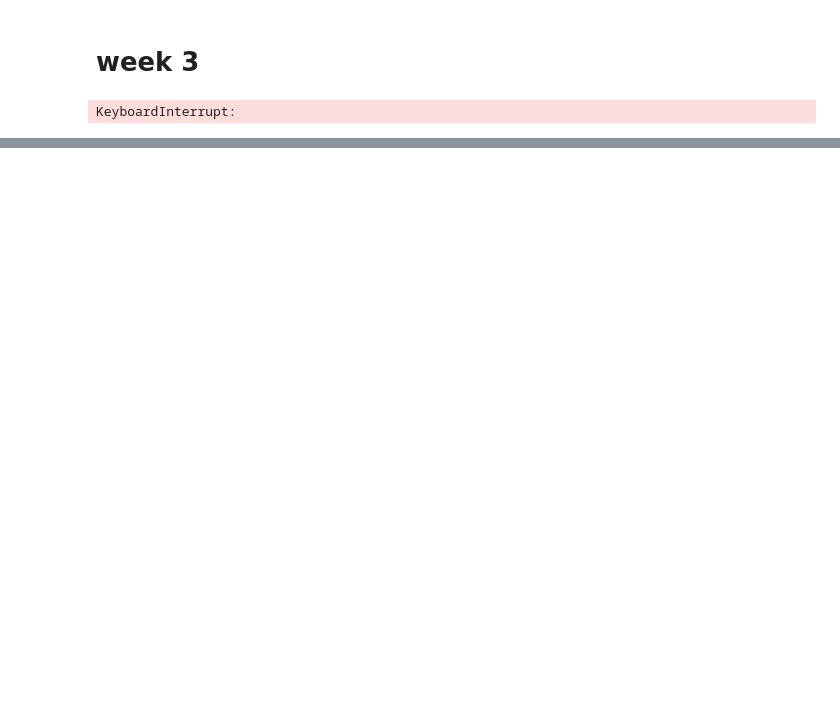
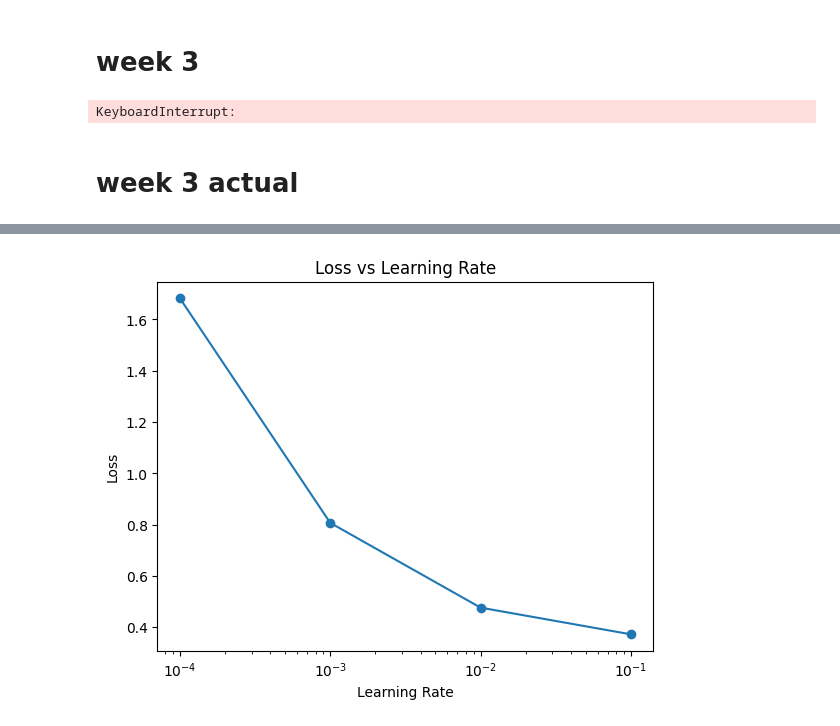
Before and after one commit to mekaviraj/ML_sem5, a Jupyter notebook: dl_assignment_2.ipynb, the cells around one changed output, grey strips where cells are left out. Drawn from its saved outputs; the diff is of its cells as text; code cells hidden in the pictures; blank space fills up the shorter version.

```diff
--- a/dl_assignment_2.ipynb
+++ b/dl_assignment_2.ipynb
@@ -293,19 +356,19 @@ from torchvision import datasets, transforms
 from torch.utils.data import DataLoader
 # %%
 
-# 1. MLP with Different Learning Rates (KMNIST)
+# 1. MLP with Different Learning Rates (fashion)
 
-# Load KMNIST
+# Load fashion
 transform = transforms.Compose([
     transforms.ToTensor(),
     transforms.Normalize((0.5,), (0.5,))
 ])
 
-train_set = datasets.KMNIST(root='./data', train=True, download=True, transform=transform)
+train_set = datasets.fashion(root='./data', train=True, download=True, transform=transform)
 train_loader = DataLoader(train_set, batch_size=64, shuffle=True)
 print(1)
 # MLP Model
-class KMNIST_MLP(nn.Module):
+class fashion_MLP(nn.Module):
     def __init__(self):
         super().__init__()
         self.net = nn.Sequential(
@@ -323,7 +386,7 @@ learning_rates = [0.0001, 0.001, 0.01, 0.1, 1.0]
 losses = []
 
 for lr in learning_rates:
-    model = KMNIST_MLP()
+    model = fashion_MLP()
     optimizer = optim.SGD(model.parameters(), lr=lr)
     criterion = nn.CrossEntropyLoss()
     print(3)
@@ -345,7 +408,7 @@ plt.plot(learning_rates, losses, marker='o')
 plt.xscale('log')
 plt.xlabel("Learning Rate")
 plt.ylabel("Loss")
-plt.title("Loss vs Learning Rate (KMNIST)")
+plt.title("Loss vs Learning Rate (fashion)")
 plt.grid()
 plt.show()
 # %% [output]
@@ -359,7 +422,7 @@ KeyboardInterrupt:
 epochs = 10
 loss_history = []
 
-model = KMNIST_MLP()
+model = fashion_MLP()
 optimizer = optim.SGD(model.parameters(), lr=0.01)
 criterion = nn.CrossEntropyLoss()
 
@@ -427,7 +490,7 @@ configs = [
 ]
 
 for cfg in configs:
-    model = KMNIST_MLP()
+    model = fashion_MLP()
     optimizer = optim.SGD(model.parameters(), lr=cfg["lr"])
     criterion = nn.CrossEntropyLoss()
 
@@ -479,0 +545,45 @@ print(model)
+# %% [markdown]
+# week 3 actual
+# %%
+# 1. MLP: Vary Learning Rate + Plot Loss
+# 1. Load Dataset (FashionMNIST)
+import numpy as np
+import tensorflow as tf
+from tensorflow.keras import layers, models
+from tensorflow.keras.datasets import fashion_mnist
+import matplotlib.pyplot as plt
+
+(x_train, y_train), _ = fashion_mnist.load_data()
+
+# Normalize + flatten
+x_train = x_train.reshape(-1, 784) / 255.0
+
+# Learning rates to test
+learning_rates = [0.1, 0.01, 0.001, 0.0001]
+losses = []
+
+# Train model for each LR
+for lr in learning_rates:
+    model = models.Sequential([
+        layers.Dense(64, activation='relu', input_shape=(784,)),
+        layers.Dense(10, activation='softmax')
+    ])
+
+    optimizer = tf.keras.optimizers.SGD(learning_rate=lr)
+
+    model.compile(
+        optimizer=optimizer,
+        loss='sparse_categorical_crossentropy'
+    )
+
+    history = model.fit(x_train, y_train, epochs=3, verbose=0)
+    losses.append(history.history['loss'][-1])
+
+# Plot
+plt.plot(learning_rates, losses, marker='o')
+plt.xlabel("Learning Rate")
+plt.ylabel("Loss")
+plt.title("Loss vs Learning Rate")
+plt.xscale('log')
+plt.show()
+# %% [output]
@@ -479,0 +598 @@ print(model)
+[figure, added]
```
Also changed, not shown: parts of 39 cells of this notebook.
